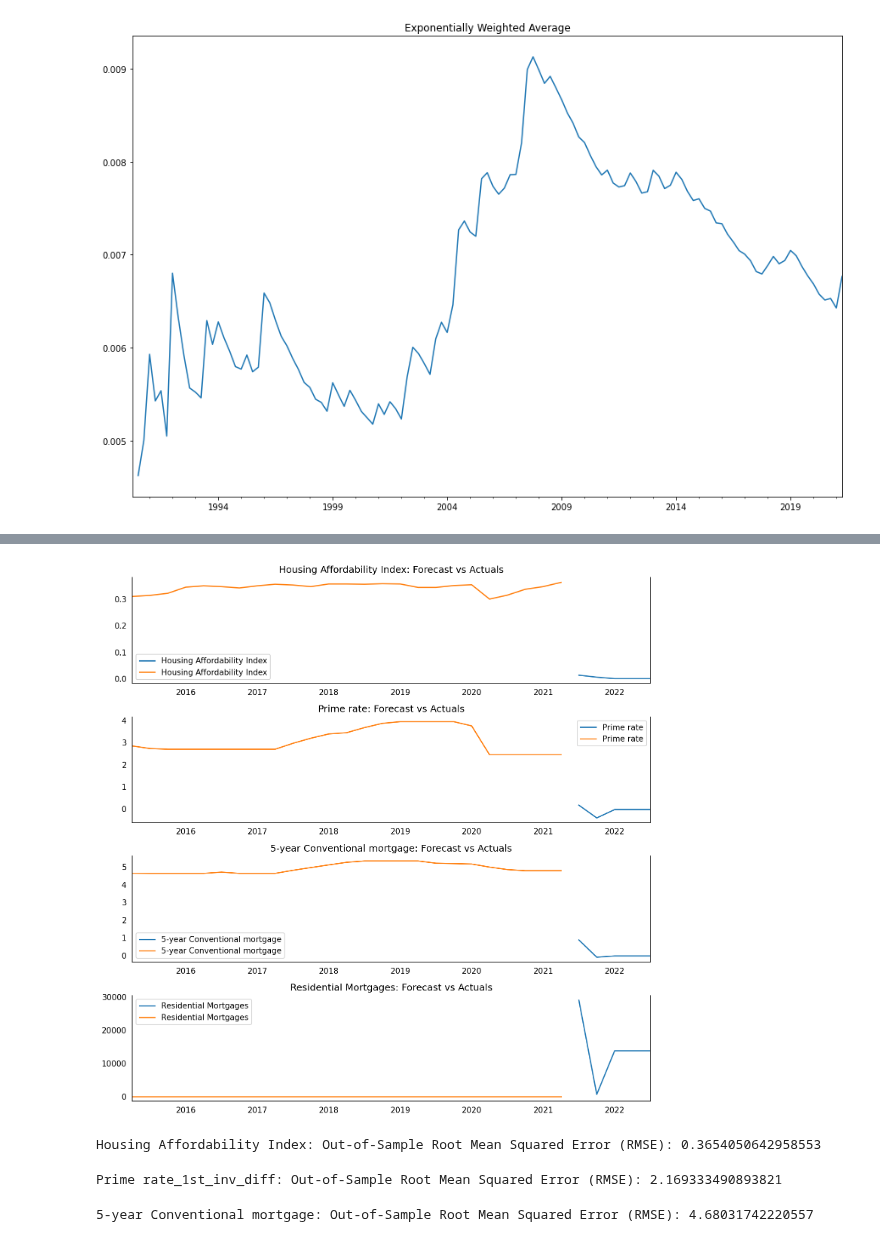
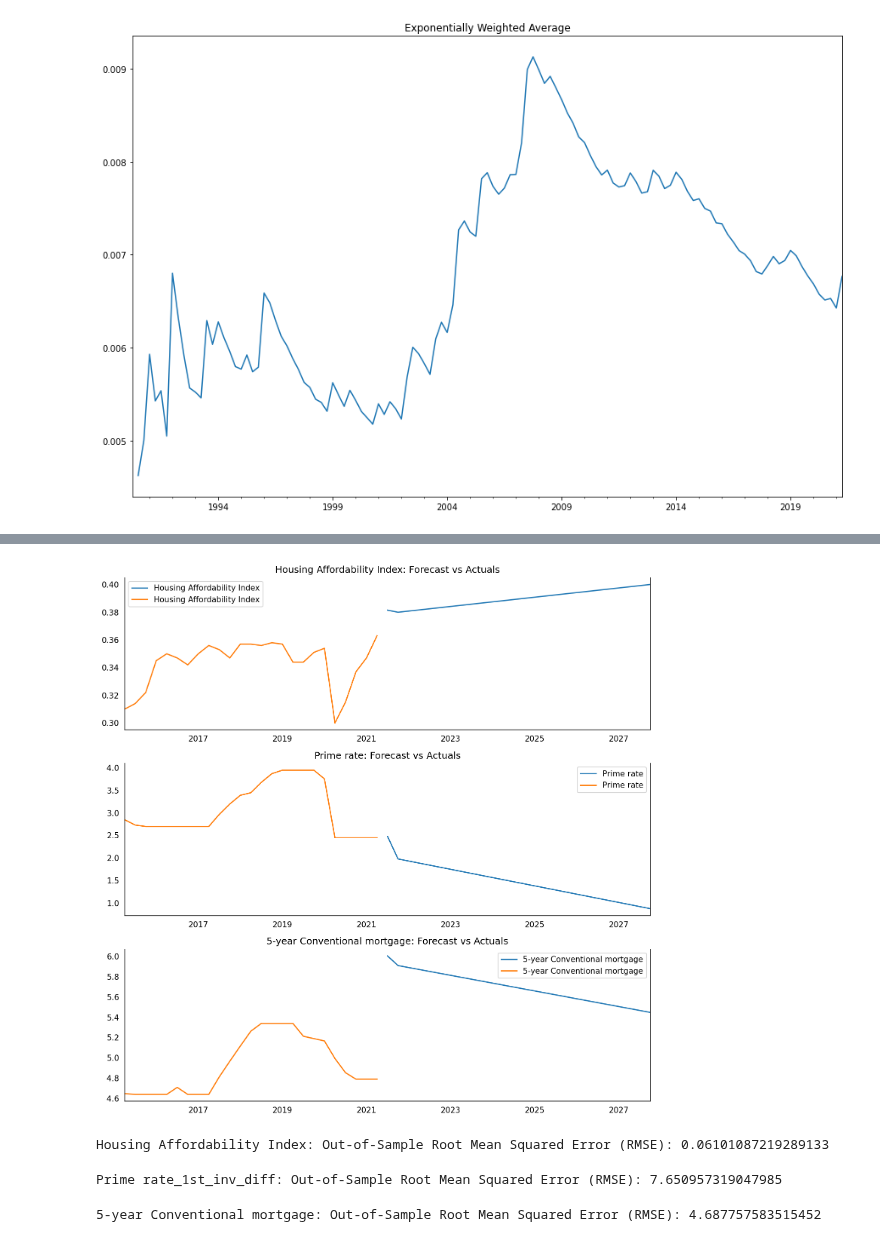
Before and after one commit to benjaminweymouth/Housing-Market-Forecasting-Time-Series-Analysis, a Jupyter notebook: Python Code/VARMA with Auto Arima.ipynb, the cells around one changed output, grey strips where cells are left out. Cells and saved outputs as stored; diff of their text form; code cells hidden in the pictures.

Commit message:
VARMA graphs revised

```diff
--- a/Python Code/VARMA with Auto Arima.ipynb
+++ b/Python Code/VARMA with Auto Arima.ipynb
@@ -651,7 +664,7 @@ def inverse_diff(actual_df, pred_df):
     df_res = pred_df.copy()
     columns = actual_df.columns
     for col in columns:
-        df_res[str(col)+'_1st_inv_diff'] = actual_df[col].iloc[-1] + df_res[str(col)].cumsum()
+        df_res[str(col)] = actual_df[col].iloc[-1] + df_res[str(col)].cumsum()
     return df_res
 # %%
 pq
@@ -672,9 +694,8 @@ for i in pq:
         pass
     else:
         print(f' Running for {i}')
-        model = VARMAX(train_diff[['Residential Mortgages', 'Housing Affordability Index', 'Prime rate',
-       '5-year Conventional mortgage'  ]], order=(i[0],i[2])).fit( disp=False)
-        result = model.forecast(steps = 5)
+        model = VARMAX(train_diff[['Residential Mortgages', 'Housing Affordability Index', 'Prime rate','5-year Conventional mortgage']], order=(i[0],i[2])).fit( disp=False)
+        result = model.forecast(steps = 20)
         inv_res = inverse_diff(df, result)
         df_results_moni = df_results_moni.append({'p': i[0], 'q': i[2], }, ignore_index=True)
 end = timer()
@@ -714,7 +739,7 @@ inv_res.drop(columns=['Residential Mortgages', 'Residential Mortgages_1st_inv_di
 # from above example we can see that p=0 and q=2 gives least RMSE
 model = VARMAX(train_diff[[ 'Residential Mortgages', 'Housing Affordability Index', 'Prime rate',
        '5-year Conventional mortgage' ]], order=(0,2)).fit( disp=False)
-result = model.forecast(steps = 5)
+result = model.forecast(steps = 26)
 # %%
 result
 # %% [output]
@@ -726,0 +763,7 @@ result
+# %%
+# res = inverse_diff(df[['Residential Mortgages', 'Housing Affordability Index', 'Prime rate',
+#        '5-year Conventional mortgage' ]],result)
+
+res = inverse_diff(df[['Housing Affordability Index', 'Prime rate',
+       '5-year Conventional mortgage' ]],result)
+res
@@ -727,15 +823,15 @@ result
 # %%
 # plot forecast vs. actuals
 fig, axes = plt.subplots(nrows=int(len(df.columns)), ncols=1, dpi=150, figsize=(10,10))
 for i, (col,ax) in enumerate(zip(df.columns, axes.flatten())):
-    result[col].plot(legend=True, ax=ax).autoscale(axis='x',tight=True)
+    res[col].plot(legend=True, ax=ax).autoscale(axis='x',tight=True)
     df[col ][-nobs:].plot(legend=True, ax=ax)
     ax.set_title(col + ": Forecast vs Actuals")
     ax.xaxis.set_ticks_position('none')
     ax.yaxis.set_ticks_position('none')
     ax.spines["top"].set_alpha(0)
     ax.tick_params(labelsize=10)
 
 plt.tight_layout()
 # %% [output]
-[figure, old version]
+[figure, new version]
@@ -754,38 +839,38 @@ from sklearn.metrics import mean_squared_error
 #Housing Affordability Index
 # Calculate the mean_squared_error (MSE) on actual versus predicted test "y"
 mse = mean_squared_error(
-    inv_res["Housing Affordability Index"],
-    inv_res["Housing Affordability Index_1st_inv_diff"]
+    test["Housing Affordability Index"],
+    res["Housing Affordability Index"]
 )
 
 # Using that mean-squared-error, calculate the root-mean-squared error (RMSE):
 rmse = np.sqrt(mse)
 print(f"Housing Affordability Index: Out-of-Sample Root Mean Squared Error (RMSE): {rmse}")
 # %% [output]
-Housing Affordability Index: Out-of-Sample Root Mean Squared Error (RMSE): 0.3654050642958553
+Housing Affordability Index: Out-of-Sample Root Mean Squared Error (RMSE): 0.06101087219289133
 # %%
 # Calculate the mean_squared_error (MSE) on actual versus predicted test "y"
 mse = mean_squared_error(
-    inv_res["Prime rate"],
-    inv_res["Prime rate_1st_inv_diff"]
+     test["Prime rate"],
+     res["Prime rate"]
 )
 
 # Using that mean-squared-error, calculate the root-mean-squared error (RMSE):
 rmse = np.sqrt(mse)
 print(f"Prime rate_1st_inv_diff: Out-of-Sample Root Mean Squared Error (RMSE): {rmse}")
 # %% [output]
-Prime rate_1st_inv_diff: Out-of-Sample Root Mean Squared Error (RMSE): 2.169333490893821
+Prime rate_1st_inv_diff: Out-of-Sample Root Mean Squared Error (RMSE): 7.650957319047985
 # %%
 # Calculate the mean_squared_error (MSE) on actual versus predicted test "y"
 mse = mean_squared_error(
-    inv_res["5-year Conventional mortgage"],
-    inv_res["5-year Conventional mortgage_1st_inv_diff"]
+     test["5-year Conventional mortgage"],
+     res["5-year Conventional mortgage"]
 )
 
 # Using that mean-squared-error, calculate the root-mean-squared error (RMSE):
 rmse = np.sqrt(mse)
 print(f"5-year Conventional mortgage: Out-of-Sample Root Mean Squared Error (RMSE): {rmse}")
 # %% [output]
-5-year Conventional mortgage: Out-of-Sample Root Mean Squared Error (RMSE): 4.68031742220557
+5-year Conventional mortgage: Out-of-Sample Root Mean Squared Error (RMSE): 4.687757583515452
 # %%
 # LIST ALL THE RMSE HERE
```
Also changed, not shown: parts of 41 cells of this notebook, 2 other files.
